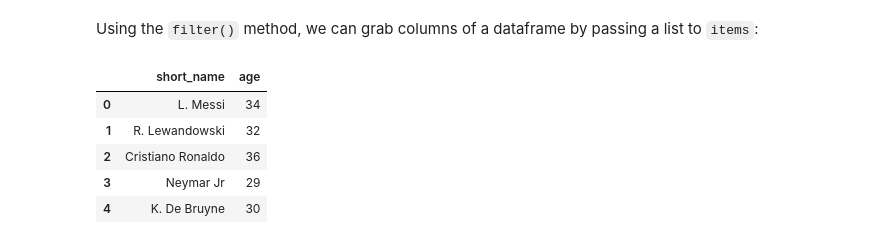
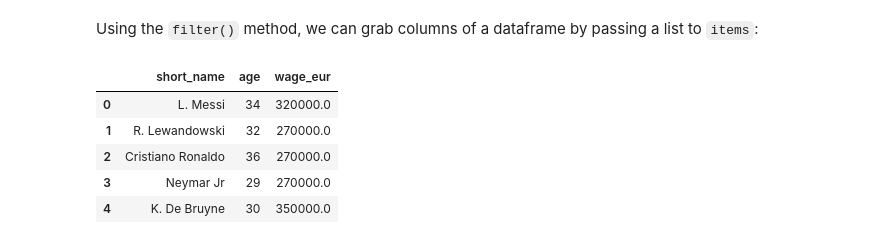
Before and after one commit to idris10x/introduction-to-football-analytics-with-python, a Jupyter notebook: 03_subsetting_data.ipynb, the cells around one changed output. Drawn from its saved outputs; the diff is of its cells as text; code cells hidden in the pictures.

```diff
--- a/03_subsetting_data.ipynb
+++ b/03_subsetting_data.ipynb
@@ -340,11 +343,11 @@ players.loc[
 # %% [markdown]
 Using the `filter()` method, we can grab columns of a dataframe by passing a list to `items`:
 # %%
-players.filter(items=['short_name', 'age']).head()
+players.filter(items=['short_name', 'age', 'wage_eur']).head()
 # %% [output]
-|  | short_name | age |
-| 0 | L. Messi | 34 |
-| 1 | R. Lewandowski | 32 |
-| 2 | Cristiano Ronaldo | 36 |
-| 3 | Neymar Jr | 29 |
-| 4 | K. De Bruyne | 30 |
+|  | short_name | age | wage_eur |
+| 0 | L. Messi | 34 | 320000.0 |
+| 1 | R. Lewandowski | 32 | 270000.0 |
+| 2 | Cristiano Ronaldo | 36 | 270000.0 |
+| 3 | Neymar Jr | 29 | 270000.0 |
+| 4 | K. De Bruyne | 30 | 350000.0 |
```
Also changed, not shown: parts of 17 cells of this notebook.
